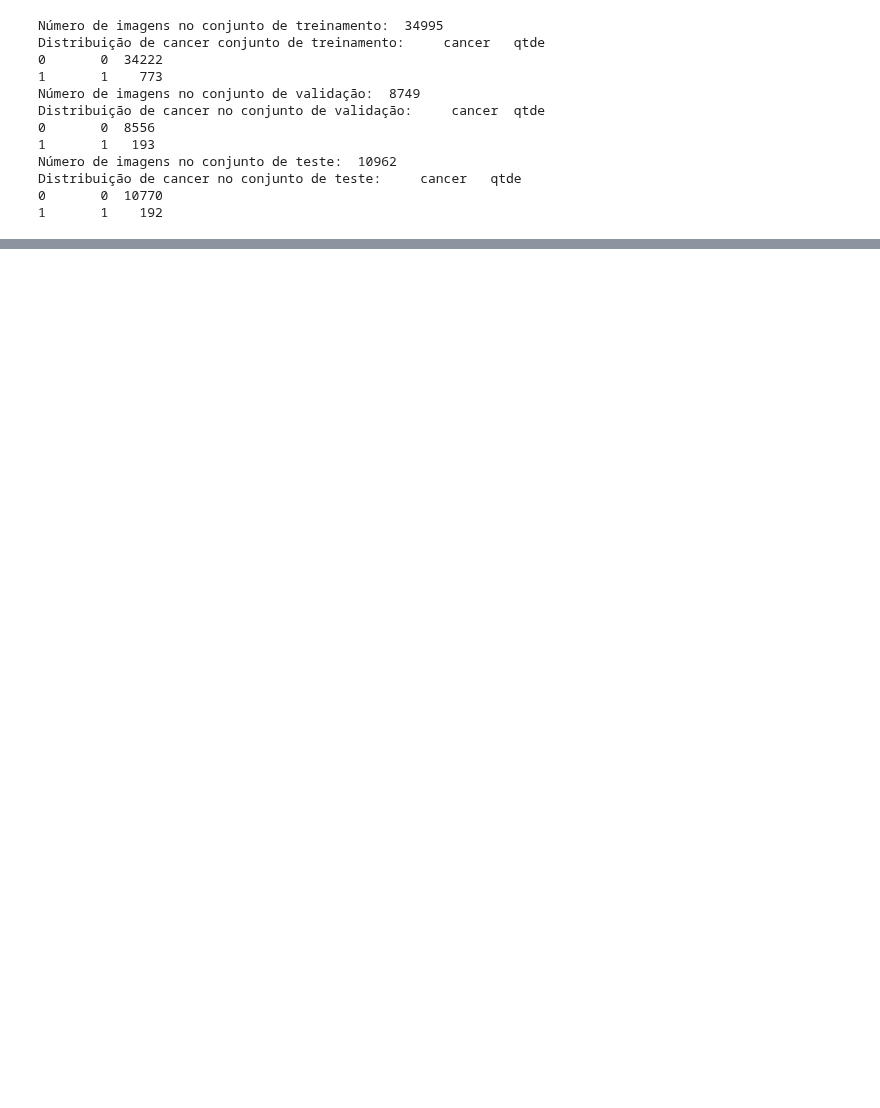
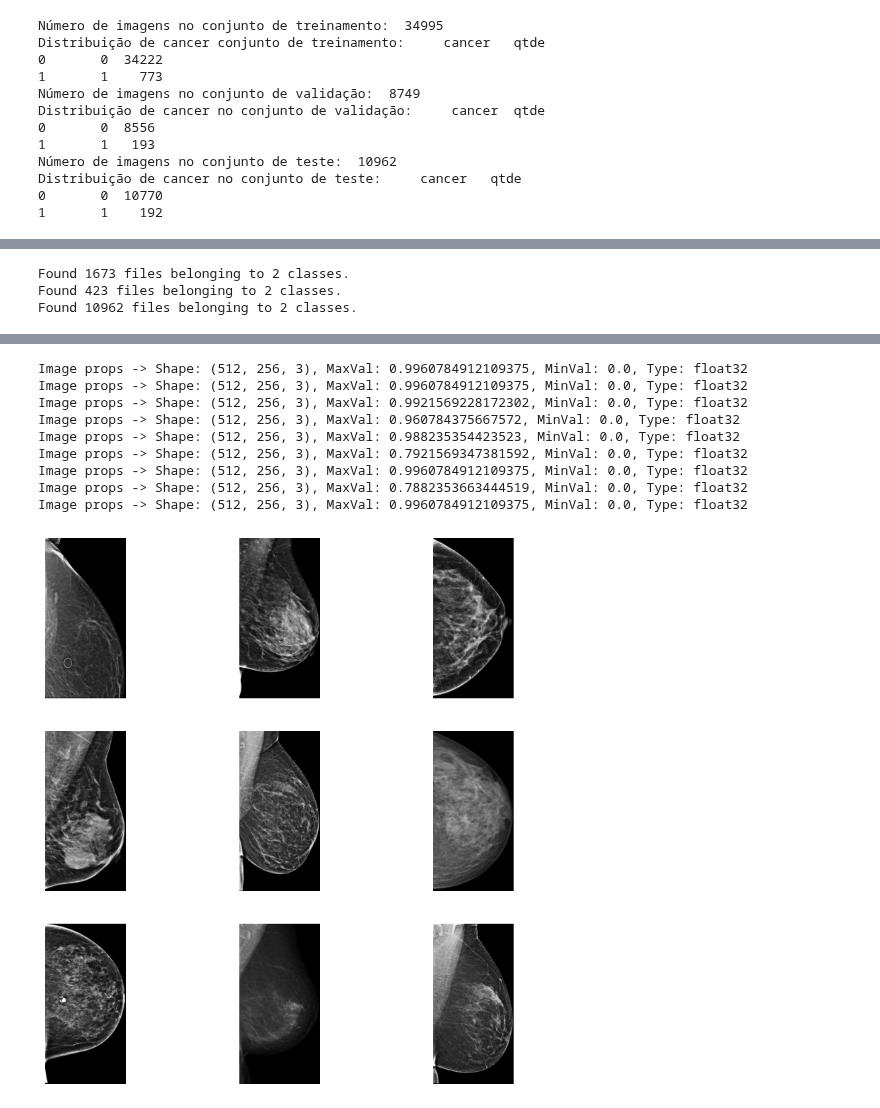
Before and after one commit to Redes-Neuroticas/BreastCancerDetection, a Jupyter notebook: Final/resnet50_undersampling.ipynb, the cells around one changed output, grey strips where cells are left out. Saved outputs shown, nothing was run; the diff lists cells and outputs as text; code cells hidden in the pictures; blank space fills up the shorter version.

```diff
--- a/Final/resnet50_undersampling.ipynb
+++ b/Final/resnet50_undersampling.ipynb
@@ -137,0 +88,52 @@ Found 10962 images belonging to 2 classes.
+# %%
+
+def preprocess_dataset(dataset):
+  normalization_layer = tf.keras.layers.Rescaling(1./255)
+  # dataset = dataset.map(lambda x, y: (tf.image.rgb_to_grayscale(x), y))
+  dataset = dataset.map(lambda x, y: (normalization_layer(x), y))
+  return dataset
+
+train_dataset = image_dataset_from_directory(
+    directory=train_dir_path,
+    image_size = (img_height, img_width),
+    batch_size = 64,
+    label_mode = 'binary')
+
+class_names = train_dataset.class_names
+
+transf_train_dataset = preprocess_dataset(train_dataset)
+
+validation_dataset = image_dataset_from_directory(
+        directory=val_dir_path,
+        image_size = (img_height, img_width),
+        batch_size = 64,
+        label_mode = 'binary')
+
+transf_validation_dataset = preprocess_dataset(validation_dataset)
+
+test_dataset = image_dataset_from_directory(
+        directory=test_dir_path,
+        image_size = (img_height, img_width),
+        batch_size = 128,
+        label_mode = 'binary')
+
+transf_test_dataset = preprocess_dataset(test_dataset)
+# %% [output]
+Found 1673 files belonging to 2 classes.
+Found 423 files belonging to 2 classes.
+Found 10962 files belonging to 2 classes.
+# %%
+def plot_images(dataset):
+  # class_names = dataset.class_names
+  plt.figure(figsize=(10, 10))
+  for images, labels in dataset.take(1):
+    for i in range(9):
+      image = images[i].numpy()
+      print_img_props(image)
+      ax = plt.subplot(3, 3, i + 1)
+      plt.imshow(image, cmap='gray')
+      # plt.title(class_names[labels[i].numpy().astype("uint8")[0]])
+      plt.axis("off")
+
+plot_images(transf_train_dataset)
+# %% [output]
@@ -138,3 +144,13 @@ Found 10962 images belonging to 2 classes.
+Image props -> Shape: (512, 256, 3), MaxVal: 0.9960784912109375, MinVal: 0.0, Type: float32
+Image props -> Shape: (512, 256, 3), MaxVal: 0.9960784912109375, MinVal: 0.0, Type: float32
+Image props -> Shape: (512, 256, 3), MaxVal: 0.9921569228172302, MinVal: 0.0, Type: float32
+Image props -> Shape: (512, 256, 3), MaxVal: 0.960784375667572, MinVal: 0.0, Type: float32
+Image props -> Shape: (512, 256, 3), MaxVal: 0.988235354423523, MinVal: 0.0, Type: float32
+Image props -> Shape: (512, 256, 3), MaxVal: 0.7921569347381592, MinVal: 0.0, Type: float32
+Image props -> Shape: (512, 256, 3), MaxVal: 0.9960784912109375, MinVal: 0.0, Type: float32
+Image props -> Shape: (512, 256, 3), MaxVal: 0.7882353663444519, MinVal: 0.0, Type: float32
+Image props -> Shape: (512, 256, 3), MaxVal: 0.9960784912109375, MinVal: 0.0, Type: float32
+[figure, added]
 # %%
 from tensorflow.keras import layers
 from tensorflow.keras.models import Sequential, Model
```
Also changed, not shown: parts of 11 cells of this notebook, 1 other file.
